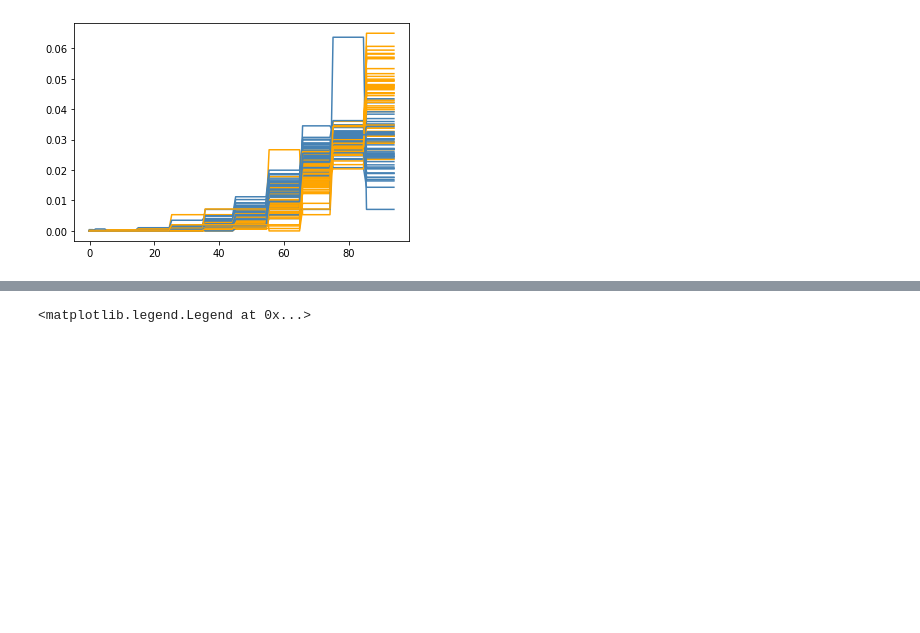
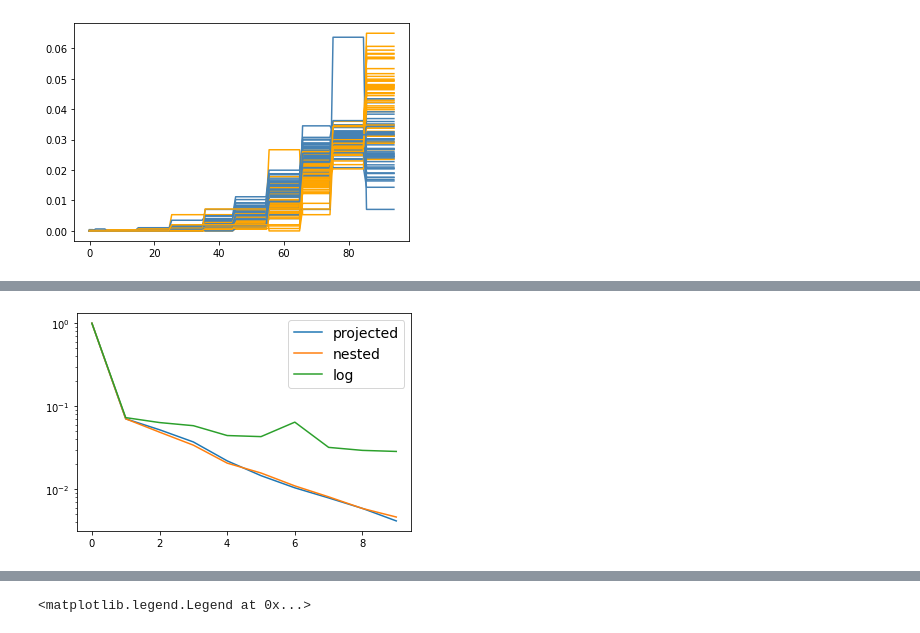
Before and after one commit to mberaha/ProjectedWasserstein, a Jupyter notebook: Covid Deaths.ipynb, the cells around one changed output, grey strips where cells are left out. Cells and saved outputs as stored; diff of their text form; code cells hidden in the pictures; blank space fills up the shorter version.

```diff
--- a/Covid Deaths.ipynb
+++ b/Covid Deaths.ipynb
@@ -255,0 +418,2 @@ def ghost_variance(data, pca, dim):
+# %%
+log_err = compute_log_errors(ppca)
@@ -256,3 +463,12 @@ def ghost_variance(data, pca, dim):
+# %%
+plt.plot(ppca_err, label="projected")
+plt.plot(npca_err, label="nested")
+plt.plot(log_err, label="log")
+plt.yscale("log")
+plt.legend(fontsize=14)
+plt.savefig("covid_rec_err.pdf")
+# %% [output]
+[figure, added]
 # %%
 errs = []
 gv = []
```
Also changed, not shown: parts of 21 cells of this notebook, 10 other files.
